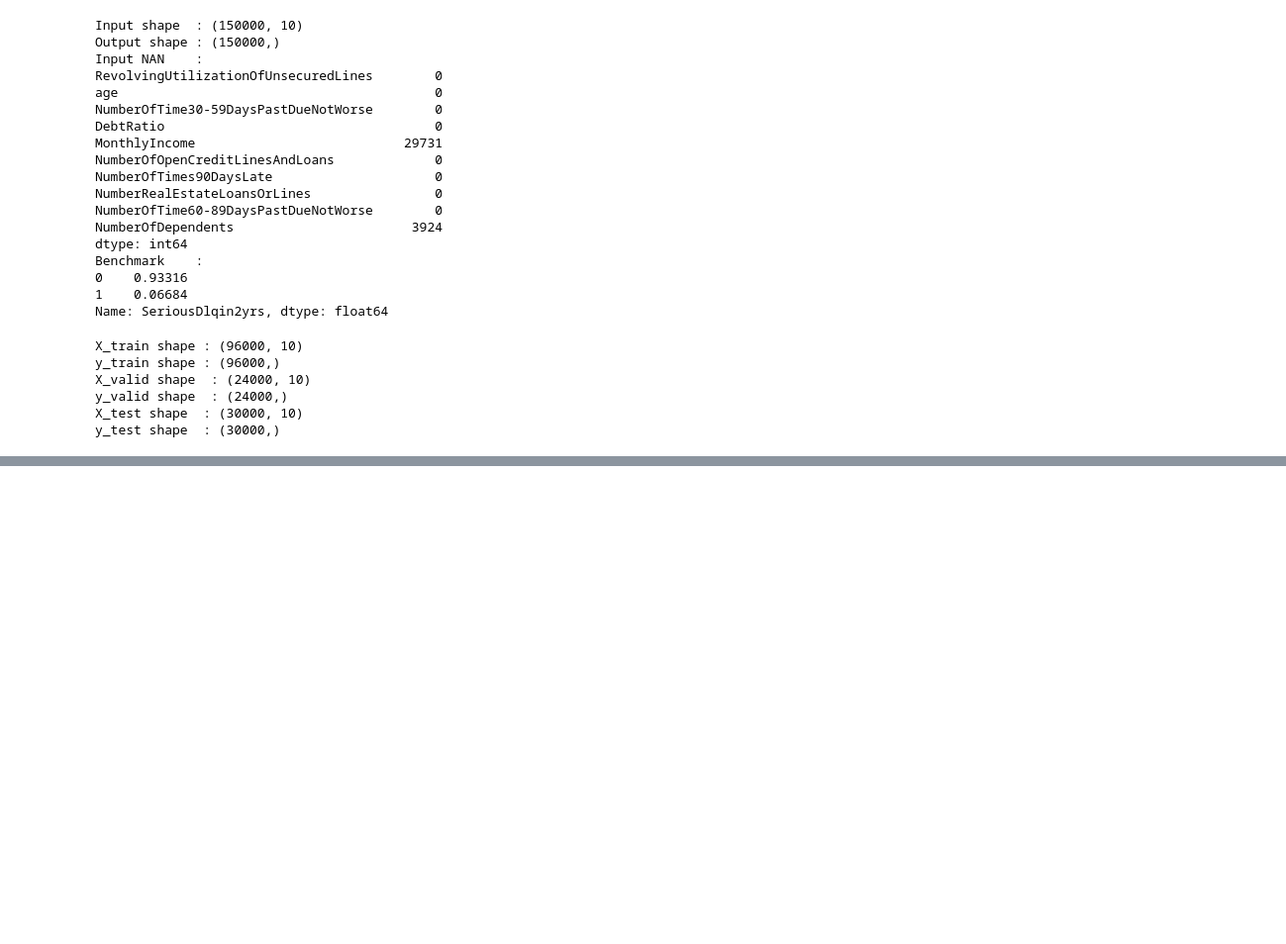
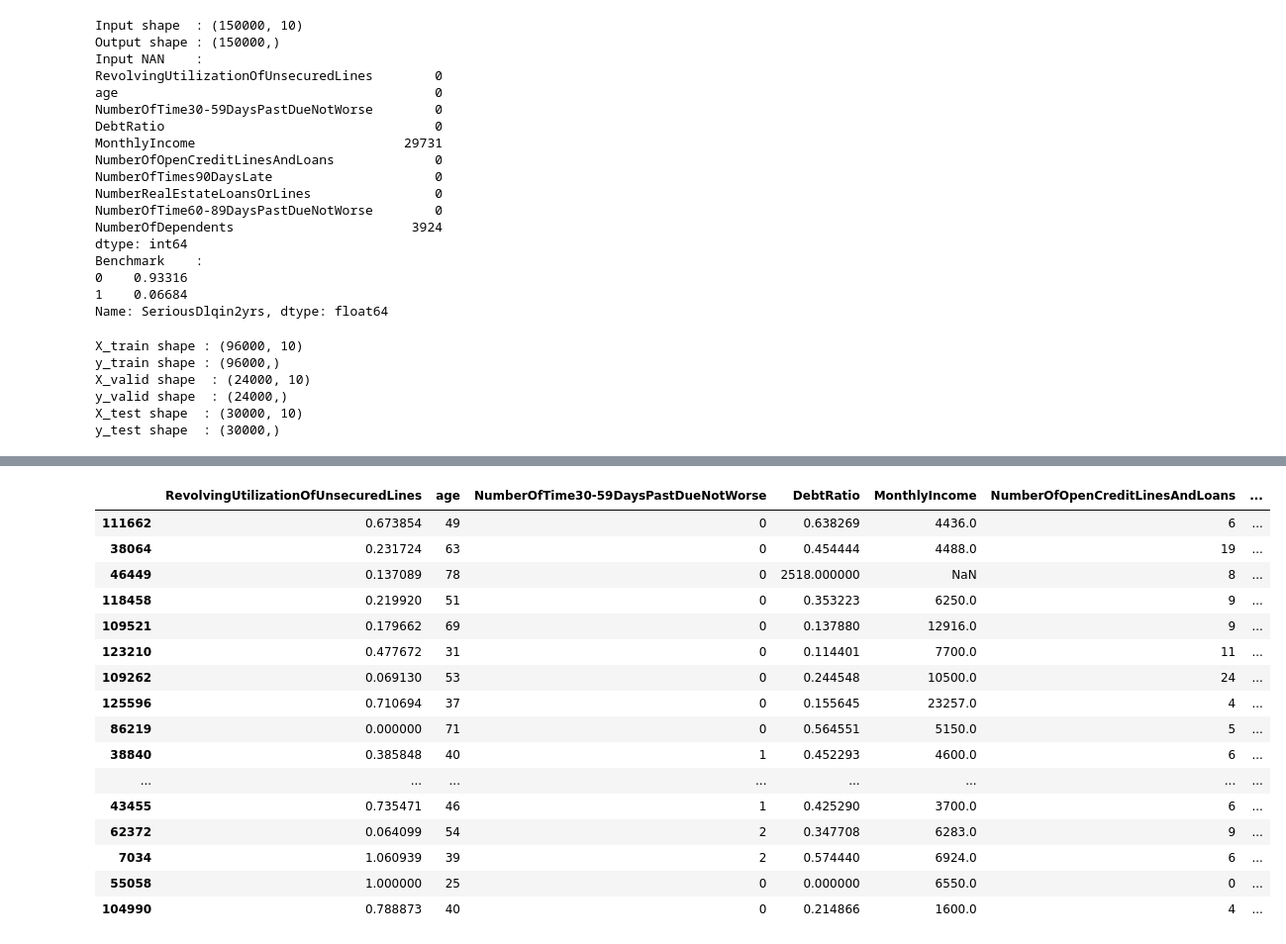
Before and after one commit to amalinadhi/credit_analytics, a Jupyter notebook: 1. data_pipeline.ipynb, the cells around one changed output, grey strips where cells are left out. Shown at 99% size. Cells and saved outputs as stored; diff of their text form; code cells hidden in the pictures; blank space fills up the shorter version.

```diff
--- a/1. data_pipeline.ipynb
+++ b/1. data_pipeline.ipynb
@@ -171,0 +176,7 @@ y_test shape  : (30000,)
+# %%
+np.random.seed(123)
+y_sample_0 = y_test[y_test==0].sample(10)
+y_sample_1 = y_test[y_test==1].sample(10)
+
+y_sample = pd.concat((y_sample_0, y_sample_1), axis=0)
+y_sample
@@ -171,0 +201,21 @@ y_test shape  : (30000,)
+# %%
+X_sample = X_test.loc[y_sample.index]
+X_sample
+# %% [output]
+|  | RevolvingUtilizationOfUnsecuredLines | age | NumberOfTime30-59DaysPastDueNotWorse | DebtRatio | MonthlyIncome | NumberOfOpenCreditLinesAndLoans | ... |
+| 111662 | 0.673854 | 49 | 0 | 0.638269 | 4436.0 | 6 | ... |
+| 38064 | 0.231724 | 63 | 0 | 0.454444 | 4488.0 | 19 | ... |
+| 46449 | 0.137089 | 78 | 0 | 2518.000000 | NaN | 8 | ... |
+| 118458 | 0.219920 | 51 | 0 | 0.353223 | 6250.0 | 9 | ... |
+| 109521 | 0.179662 | 69 | 0 | 0.137880 | 12916.0 | 9 | ... |
+| 123210 | 0.477672 | 31 | 0 | 0.114401 | 7700.0 | 11 | ... |
+| 109262 | 0.069130 | 53 | 0 | 0.244548 | 10500.0 | 24 | ... |
+| 125596 | 0.710694 | 37 | 0 | 0.155645 | 23257.0 | 4 | ... |
+| 86219 | 0.000000 | 71 | 0 | 0.564551 | 5150.0 | 5 | ... |
+| 38840 | 0.385848 | 40 | 1 | 0.452293 | 4600.0 | 6 | ... |
+| ... | ... | ... | ... | ... | ... | ... | ... |
+| 43455 | 0.735471 | 46 | 1 | 0.425290 | 3700.0 | 6 | ... |
+| 62372 | 0.064099 | 54 | 2 | 0.347708 | 6283.0 | 9 | ... |
+| 7034 | 1.060939 | 39 | 2 | 0.574440 | 6924.0 | 6 | ... |
+| 55058 | 1.000000 | 25 | 0 | 0.000000 | 6550.0 | 0 | ... |
+| 104990 | 0.788873 | 40 | 0 | 0.214866 | 1600.0 | 4 | ... |
```
Also changed, not shown: parts of 6 cells of this notebook, 6 other files.
